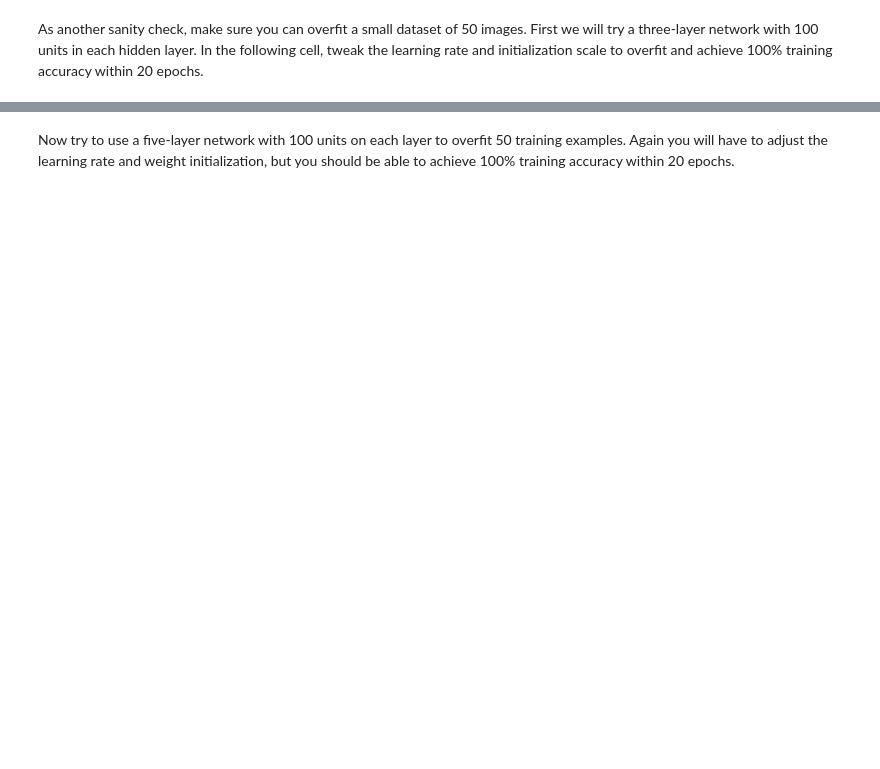
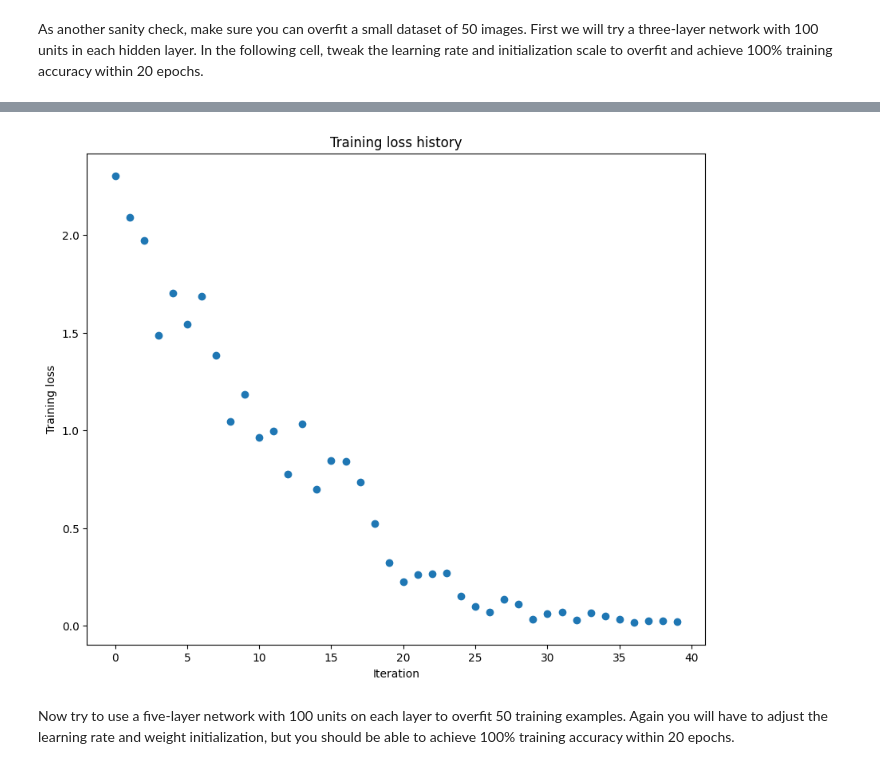
Before and after one commit to animeshsg/CS682F23_assignment, a Jupyter notebook: assignment2/FullyConnectedNets.ipynb, the cells around one changed output, grey strips where cells are left out. Saved outputs shown, nothing was run; the diff lists cells and outputs as text; code cells hidden in the pictures; blank space fills up the shorter version.

```diff
--- a/assignment2/FullyConnectedNets.ipynb
+++ b/assignment2/FullyConnectedNets.ipynb
@@ -414,9 +465,8 @@ small_data = {
   'X_val': data['X_val'],
   'y_val': data['y_val'],
 }
-
 weight_scale = 1e-2
-learning_rate = 1e-4
+learning_rate = 1e-2
 model = FullyConnectedNet([100, 100],
               weight_scale=weight_scale, dtype=np.float64)
 solver = Solver(model, small_data,
@@ -433,3 +483,4 @@ plt.title('Training loss history')
 plt.xlabel('Iteration')
 plt.ylabel('Training loss')
 plt.show()
+# %% [output]
@@ -436,3 +504,4 @@ plt.show()
+[figure, added]
 # %% [markdown]
 Now try to use a five-layer network with 100 units on each layer to overfit 50 training examples. Again you will have to adjust the learning rate and weight initialization, but you should be able to achieve 100% training accuracy within 20 epochs.
 # %%
```
Also changed, not shown: parts of 12 cells of this notebook, 6 other files.
